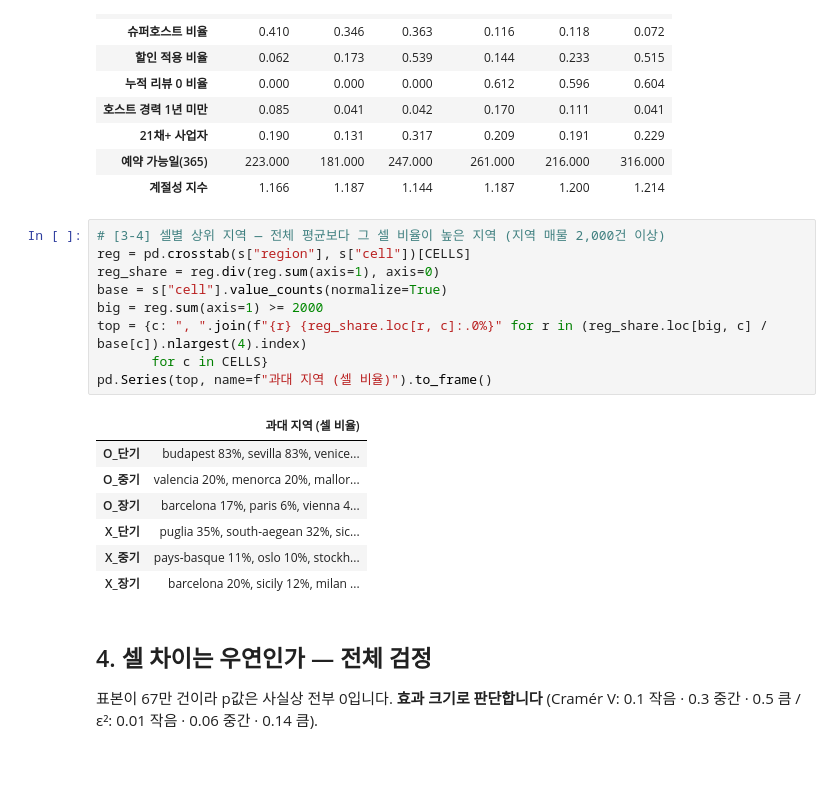
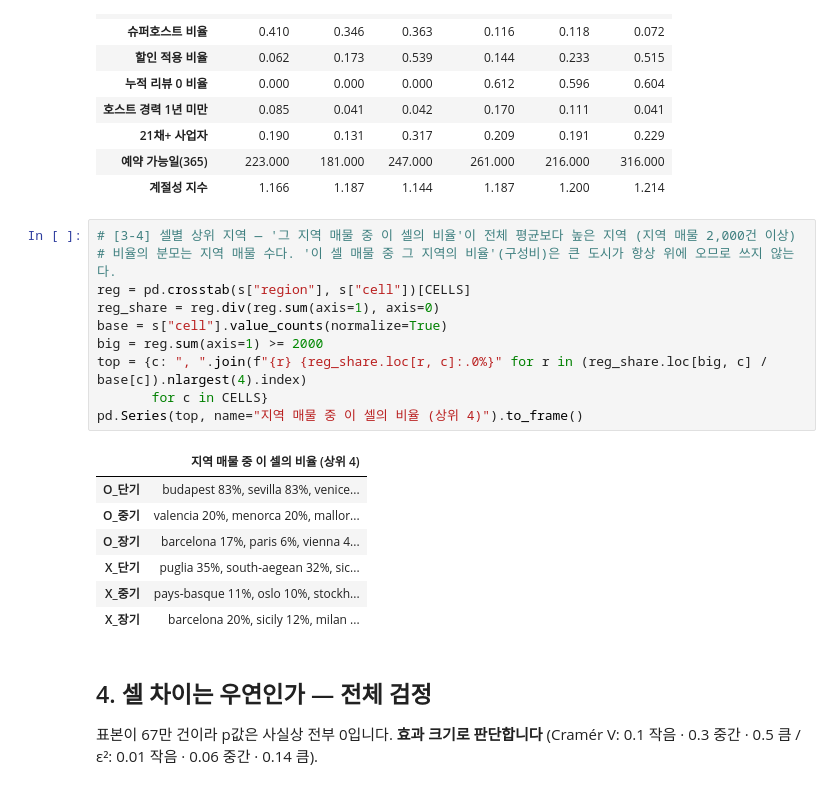
Before and after one commit to younghyun729/insight-2026-2, a Jupyter notebook: notebooks/segmentation_2x3.ipynb, the cells around one changed output. Cells and saved outputs as stored; diff of their text form.

```diff
--- a/notebooks/segmentation_2x3.ipynb
+++ b/notebooks/segmentation_2x3.ipynb
@@ -293,16 +293,17 @@ prof
 | 예약 가능일(365) | 223.000 | 181.000 | 247.000 | 261.000 | 216.000 | 316.000 |
 | 계절성 지수 | 1.166 | 1.187 | 1.144 | 1.187 | 1.200 | 1.214 |
 # %%
-# [3-4] 셀별 상위 지역 — 전체 평균보다 그 셀 비율이 높은 지역 (지역 매물 2,000건 이상)
+# [3-4] 셀별 상위 지역 — '그 지역 매물 중 이 셀의 비율'이 전체 평균보다 높은 지역 (지역 매물 2,000건 이상)
+# 비율의 분모는 지역 매물 수다. '이 셀 매물 중 그 지역의 비율'(구성비)은 큰 도시가 항상 위에 오므로 쓰지 않는다.
 reg = pd.crosstab(s["region"], s["cell"])[CELLS]
 reg_share = reg.div(reg.sum(axis=1), axis=0)
 base = s["cell"].value_counts(normalize=True)
 big = reg.sum(axis=1) >= 2000
 top = {c: ", ".join(f"{r} {reg_share.loc[r, c]:.0%}" for r in (reg_share.loc[big, c] / base[c]).nlargest(4).index)
        for c in CELLS}
-pd.Series(top, name=f"과대 지역 (셀 비율)").to_frame()
+pd.Series(top, name="지역 매물 중 이 셀의 비율 (상위 4)").to_frame()
 # %% [output]
-|  | 과대 지역 (셀 비율) |
+|  | 지역 매물 중 이 셀의 비율 (상위 4) |
 | O_단기 | budapest 83%, sevilla 83%, venice... |
 | O_중기 | valencia 20%, menorca 20%, mallor... |
 | O_장기 | barcelona 17%, paris 6%, vienna 4... |
```
Also changed, not shown: parts of 2 cells of this notebook, 1 other file.
